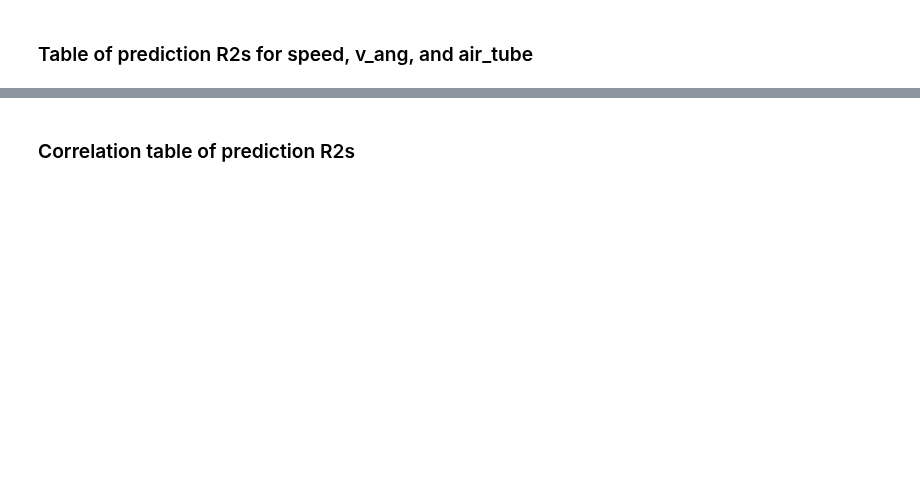
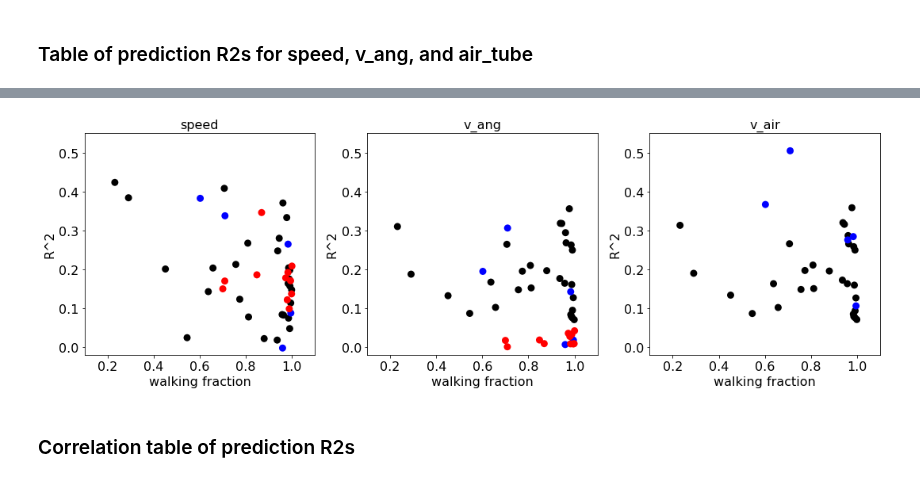
Before and after one commit to rkp8000/mushroom_mushroom, a Jupyter notebook: C1_behav_reconstruction.ipynb, the cells around one changed output, grey strips where cells are left out. Saved outputs shown, nothing was run; the diff lists cells and outputs as text; code cells hidden in the pictures; blank space fills up the shorter version.

```diff
--- a/C1_behav_reconstruction.ipynb
+++ b/C1_behav_reconstruction.ipynb
@@ -154,3 +159,29 @@ df
+# %%
+colors = np.repeat('', len(df))
+colors[df['expt'] == 'closed_loop'] = 'k'
+colors[df['expt'] == 'driven_random'] = 'b'
+colors[df['expt'] == 'no_air'] = 'r'
+
+fig, axs = plt.subplots(1, 3, figsize=(15, 5), tight_layout=True)
+
+axs[0].scatter(df['walking fraction'], df['speed'], s=80, c=colors, lw=0)
+axs[0].set_title('speed')
+
+axs[1].scatter(df['walking fraction'], df['v_ang'], s=80, c=colors, lw=0)
+axs[1].set_title('v_ang')
+
+axs[2].scatter(df['walking fraction'], df['v_air'], s=80, c=colors, lw=0)
+axs[2].set_title('v_air')
+
+for ax in axs:
+    ax.set_xlim(.1, 1.1)
+    ax.set_ylim(-.02, .55)
+    ax.set_xlabel('walking fraction')
+    ax.set_ylabel('R^2')
+
+    set_font_size(ax, 16)
+# %% [output]
+[figure, added]
 # %% [markdown]
 ### Correlation table of prediction R2s
 # %%
```
Also changed, not shown: parts of 6 cells of this notebook.
